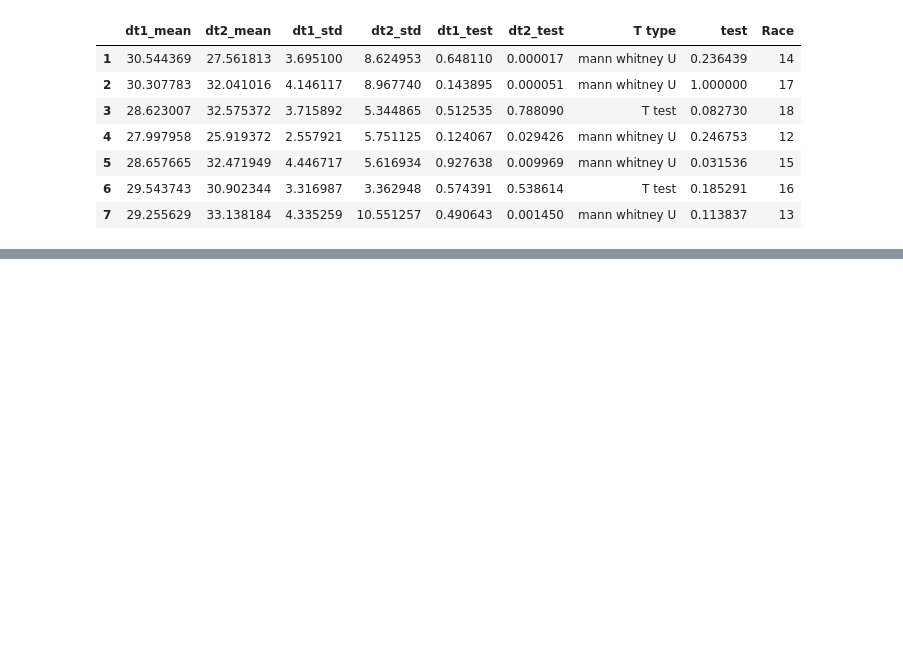
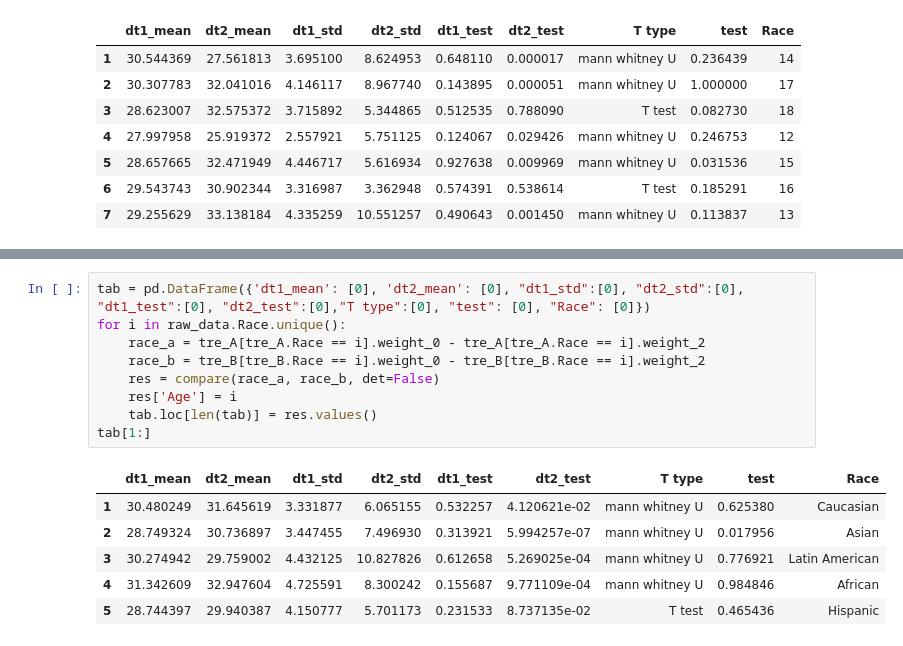
Before and after one commit to sankhadeepriju/Drug-Comparison, a Jupyter notebook: Drug Comparison Novo Nordisk.ipynb, the cells around one changed output, grey strips where cells are left out. Drawn from its saved outputs; the diff is of its cells as text; blank space fills up the shorter version.

```diff
--- a/Drug Comparison Novo Nordisk.ipynb
+++ b/Drug Comparison Novo Nordisk.ipynb
@@ -497,0 +577,16 @@ tab[1:]
+# %%
+tab = pd.DataFrame({'dt1_mean': [0], 'dt2_mean': [0], "dt1_std":[0], "dt2_std":[0], "dt1_test":[0], "dt2_test":[0],"T type":[0], "test": [0], "Race": [0]})
+for i in raw_data.Race.unique():
+    race_a = tre_A[tre_A.Race == i].weight_0 - tre_A[tre_A.Race == i].weight_2
+    race_b = tre_B[tre_B.Race == i].weight_0 - tre_B[tre_B.Race == i].weight_2
+    res = compare(race_a, race_b, det=False)
+    res['Age'] = i
+    tab.loc[len(tab)] = res.values()
+tab[1:]
+# %% [output]
+|  | dt1_mean | dt2_mean | dt1_std | dt2_std | dt1_test | dt2_test | T type | test | Race |
+| 1 | 30.480249 | 31.645619 | 3.331877 | 6.065155 | 0.532257 | 4.120621e-02 | mann whitney U | 0.625380 | Caucasian |
+| 2 | 28.749324 | 30.736897 | 3.447455 | 7.496930 | 0.313921 | 5.994257e-07 | mann whitney U | 0.017956 | Asian |
+| 3 | 30.274942 | 29.759002 | 4.432125 | 10.827826 | 0.612658 | 5.269025e-04 | mann whitney U | 0.776921 | Latin American |
+| 4 | 31.342609 | 32.947604 | 4.725591 | 8.300242 | 0.155687 | 9.771109e-04 | mann whitney U | 0.984846 | African |
+| 5 | 28.744397 | 29.940387 | 4.150777 | 5.701173 | 0.231533 | 8.737135e-02 | T test | 0.465436 | Hispanic |
```
Also changed, not shown: parts of 10 cells of this notebook.
